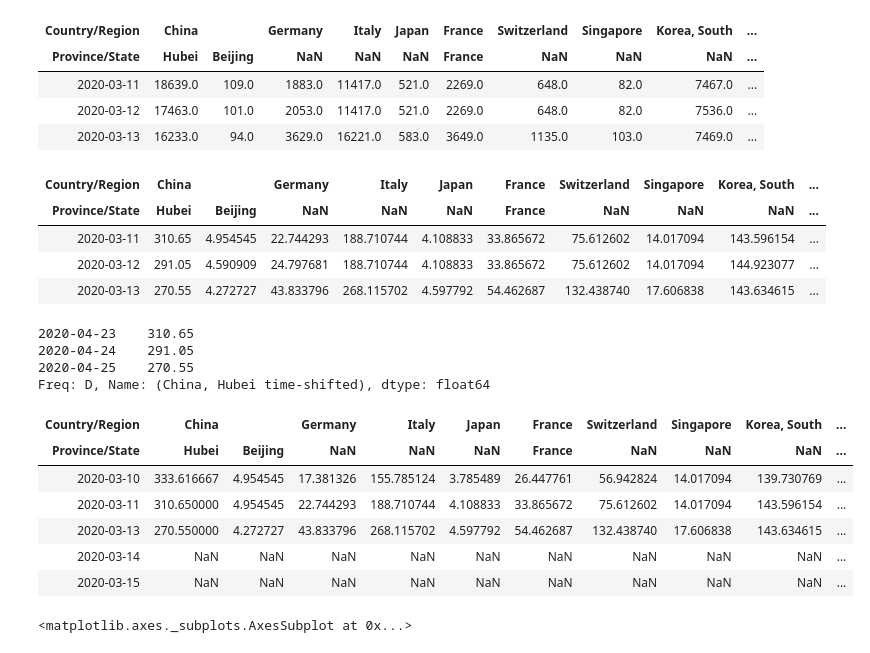
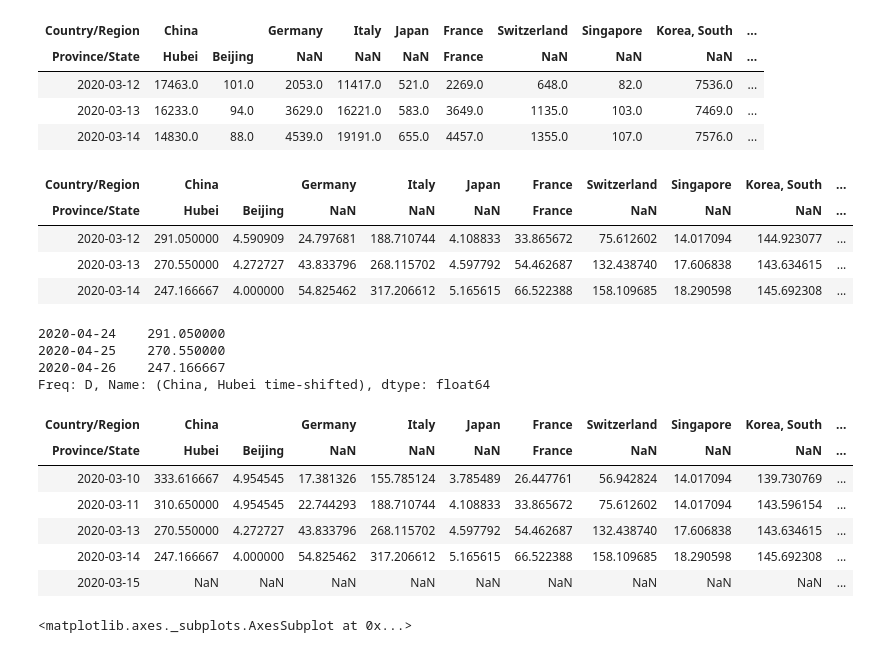
Before and after one commit to matsim-vsp/COVID-19, a Jupyter notebook: csse_covid_19_data/csse_covid_19_time_series/Untitled.ipynb, the cells around one changed output. Cells and saved outputs as stored; diff of their text form; code cells hidden in the pictures.

```diff
--- a/csse_covid_19_data/csse_covid_19_time_series/Untitled.ipynb
+++ b/csse_covid_19_data/csse_covid_19_time_series/Untitled.ipynb
@@ -89,36 +89,37 @@ df6 = df4.loc[:,[
     ('Singapore',''),
     ('Korea, South',''),
     ('Poland',''),
-#    ("US","King County, WA")
+    ("US","Washington")
 ]]
 df6.tail(3)
 # %% [output]
 | Country/Region | China |  | Germany | Italy | Japan | France | Switzerland | Singapore | Korea, South | ... |
 | Province/State | Hubei | Beijing | NaN | NaN | NaN | France | NaN | NaN | NaN | ... |
-| 2020-03-11 | 18639.0 | 109.0 | 1883.0 | 11417.0 | 521.0 | 2269.0 | 648.0 | 82.0 | 7467.0 | ... |
 | 2020-03-12 | 17463.0 | 101.0 | 2053.0 | 11417.0 | 521.0 | 2269.0 | 648.0 | 82.0 | 7536.0 | ... |
 | 2020-03-13 | 16233.0 | 94.0 | 3629.0 | 16221.0 | 583.0 | 3649.0 | 1135.0 | 103.0 | 7469.0 | ... |
+| 2020-03-14 | 14830.0 | 88.0 | 4539.0 | 19191.0 | 655.0 | 4457.0 | 1355.0 | 107.0 | 7576.0 | ... |
 # %%
 # divide by population density.  first had this via separate csv files,
 # but the "countries" are not stable in the upstream data
 df6.loc[:,('China','Beijing')] /= 22.
 df6.loc[:,('China','Hubei')] /= 60.
 df6.loc[:,('Japan',np.nan)] /= 126.8
 df6.loc[:,('Korea, South',np.nan)] /= 52.
 df6.loc[:,('Singapore',np.nan)] /= 5.85
 df6.loc[:,('France','France')] /= 67.
 df6.loc[:,('Germany',np.nan)] /= 82.79
 df6.loc[:,('Italy',np.nan)] /= 60.5
 df6.loc[:,('Switzerland',np.nan)] /= 8.57
 df6.loc[:,('Poland',np.nan)] /= 4.
+df6.loc[:,('US','Washington')] /= 7.6
 #df6.loc[:,("US","King County, WA")] /= 2.2
 df6.tail(3)
 # %% [output]
 | Country/Region | China |  | Germany | Italy | Japan | France | Switzerland | Singapore | Korea, South | ... |
 | Province/State | Hubei | Beijing | NaN | NaN | NaN | France | NaN | NaN | NaN | ... |
-| 2020-03-11 | 310.65 | 4.954545 | 22.744293 | 188.710744 | 4.108833 | 33.865672 | 75.612602 | 14.017094 | 143.596154 | ... |
-| 2020-03-12 | 291.05 | 4.590909 | 24.797681 | 188.710744 | 4.108833 | 33.865672 | 75.612602 | 14.017094 | 144.923077 | ... |
-| 2020-03-13 | 270.55 | 4.272727 | 43.833796 | 268.115702 | 4.597792 | 54.462687 | 132.438740 | 17.606838 | 143.634615 | ... |
+| 2020-03-12 | 291.050000 | 4.590909 | 24.797681 | 188.710744 | 4.108833 | 33.865672 | 75.612602 | 14.017094 | 144.923077 | ... |
+| 2020-03-13 | 270.550000 | 4.272727 | 43.833796 | 268.115702 | 4.597792 | 54.462687 | 132.438740 | 17.606838 | 143.634615 | ... |
+| 2020-03-14 | 247.166667 | 4.000000 | 54.825462 | 317.206612 | 5.165615 | 66.522388 | 158.109685 | 18.290598 | 145.692308 | ... |
 # %%
 # time-shifted Hubei values:
 hb = df6["China","Hubei"]
@@ -126,9 +127,9 @@ hb.index = pd.date_range(start="2020-03-05",periods=hb.size)
 hb.name=("China","Hubei time-shifted")
 hb.tail(3)
 # %% [output]
-2020-04-23    310.65
-2020-04-24    291.05
-2020-04-25    270.55
+2020-04-24    291.050000
+2020-04-25    270.550000
+2020-04-26    247.166667
 Freq: D, Name: (China, Hubei time-shifted), dtype: float64
 # %%
 df6b = pd.concat([df6,hb],axis=1) #.fillna(value=0)
@@ -141,7 +142,7 @@ df6b.loc['2020-03-10':'2020-03-15',:]
 | 2020-03-10 | 333.616667 | 4.954545 | 17.381326 | 155.785124 | 3.785489 | 26.447761 | 56.942824 | 14.017094 | 139.730769 | ... |
 | 2020-03-11 | 310.650000 | 4.954545 | 22.744293 | 188.710744 | 4.108833 | 33.865672 | 75.612602 | 14.017094 | 143.596154 | ... |
 | 2020-03-13 | 270.550000 | 4.272727 | 43.833796 | 268.115702 | 4.597792 | 54.462687 | 132.438740 | 17.606838 | 143.634615 | ... |
-| 2020-03-14 | NaN | NaN | NaN | NaN | NaN | NaN | NaN | NaN | NaN | ... |
+| 2020-03-14 | 247.166667 | 4.000000 | 54.825462 | 317.206612 | 5.165615 | 66.522388 | 158.109685 | 18.290598 | 145.692308 | ... |
 | 2020-03-15 | NaN | NaN | NaN | NaN | NaN | NaN | NaN | NaN | NaN | ... |
 # %%
 plt.close('all')
```
Also changed, not shown: parts of 8 cells of this notebook.
